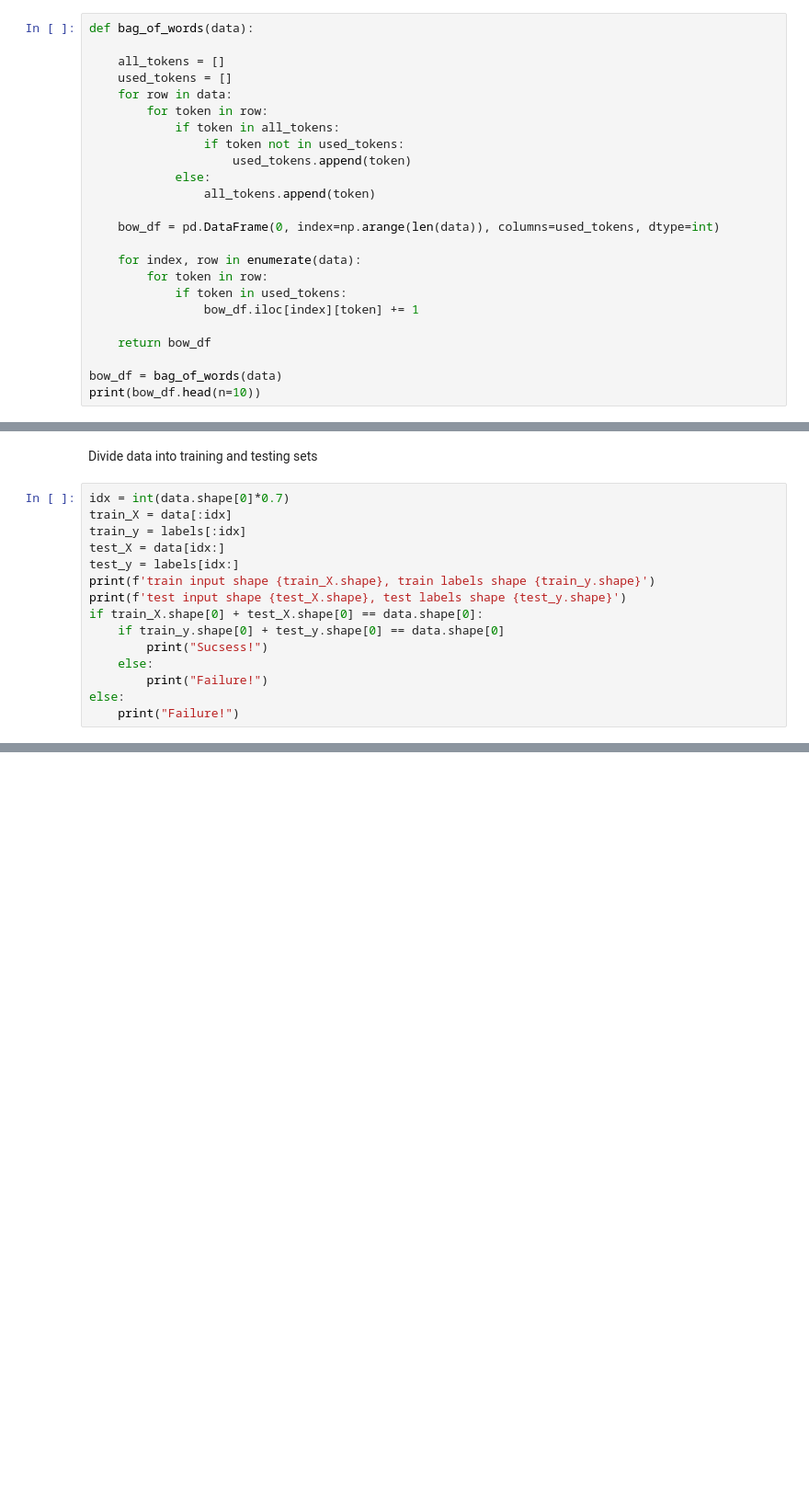
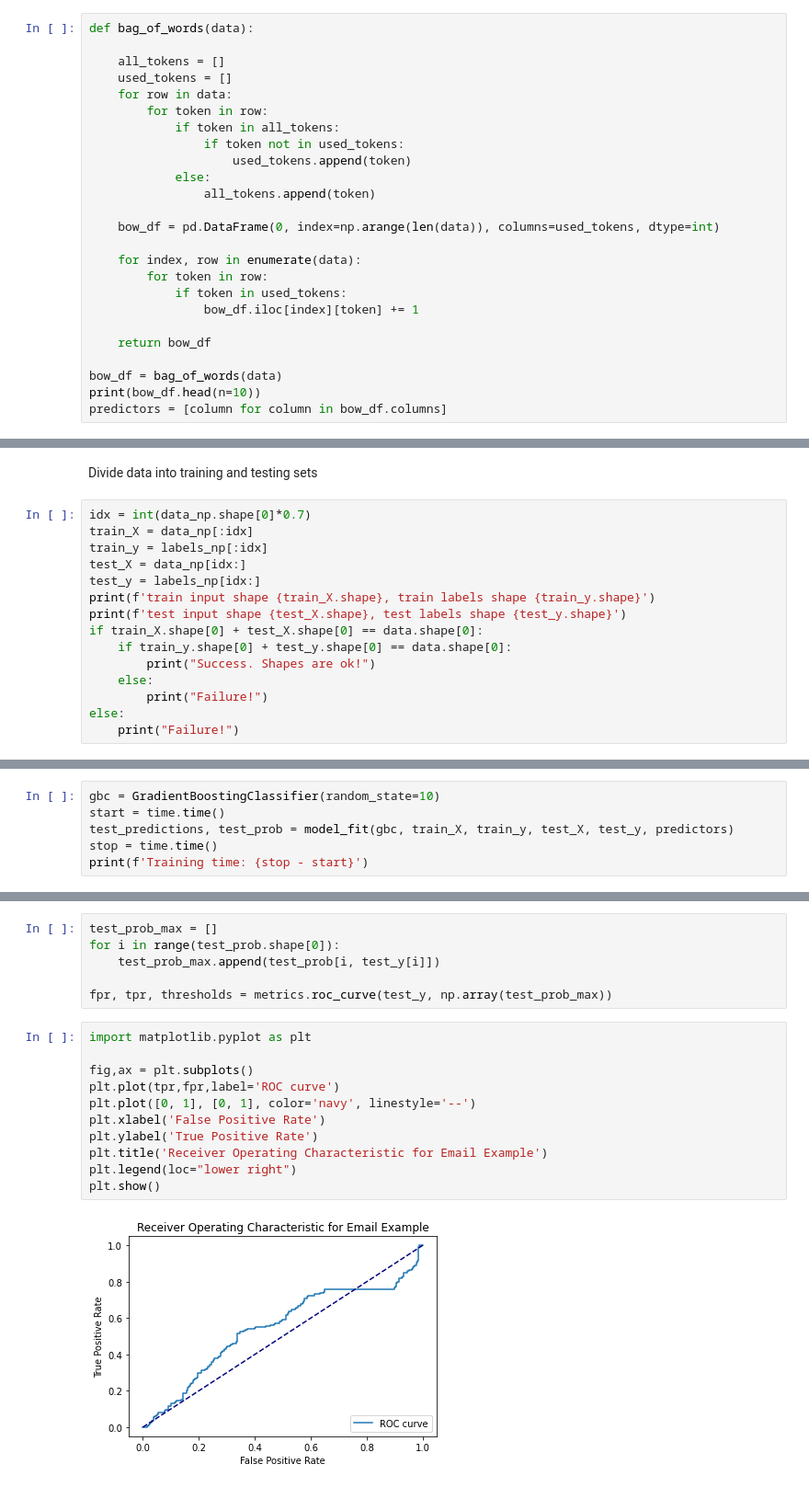
Before and after one commit to baosiek/EmailSpamClassification, a Jupyter notebook: Email_Spams.ipynb, the cells around one changed output, grey strips where cells are left out. Shown: that part at 92% size. Cells and saved outputs as stored; diff of their text form; blank space fills up the shorter version.

Commit message:
Baseline classifier, Gradient Boostong Machine, to be improved with transfer learning.

```diff
--- a/Email_Spams.ipynb
+++ b/Email_Spams.ipynb
@@ -263,3 +264,4 @@ def bag_of_words(data):
 
 bow_df = bag_of_words(data)
 print(bow_df.head(n=10))
+predictors = [column for column in bow_df.columns]
@@ -304,16 +289,16 @@ Sucsess!
 # %% [markdown]
 Divide data into training and testing sets
 # %%
-idx = int(data.shape[0]*0.7)
-train_X = data[:idx]
-train_y = labels[:idx]
-test_X = data[idx:]
-test_y = labels[idx:]
+idx = int(data_np.shape[0]*0.7)
+train_X = data_np[:idx]
+train_y = labels_np[:idx]
+test_X = data_np[idx:]
+test_y = labels_np[idx:]
 print(f'train input shape {train_X.shape}, train labels shape {train_y.shape}')
 print(f'test input shape {test_X.shape}, test labels shape {test_y.shape}')
 if train_X.shape[0] + test_X.shape[0] == data.shape[0]:
-    if train_y.shape[0] + test_y.shape[0] == data.shape[0]
-        print("Sucsess!")
+    if train_y.shape[0] + test_y.shape[0] == data.shape[0]:
+        print("Success. Shapes are ok!")
     else:
         print("Failure!")
 else:
@@ -322,0 +367,6 @@ SyntaxError: invalid syntax (<ipython-input-43-088bbdb5c028>, line 9)
+# %%
+gbc = GradientBoostingClassifier(random_state=10)
+start = time.time()
+test_predictions, test_prob = model_fit(gbc, train_X, train_y, test_X, test_y, predictors)
+stop = time.time()
+print(f'Training time: {stop - start}')
@@ -322,0 +383,19 @@ SyntaxError: invalid syntax (<ipython-input-43-088bbdb5c028>, line 9)
+# %%
+test_prob_max = []
+for i in range(test_prob.shape[0]):
+    test_prob_max.append(test_prob[i, test_y[i]])
+
+fpr, tpr, thresholds = metrics.roc_curve(test_y, np.array(test_prob_max))
+# %%
+import matplotlib.pyplot as plt
+
+fig,ax = plt.subplots()
+plt.plot(tpr,fpr,label='ROC curve')
+plt.plot([0, 1], [0, 1], color='navy', linestyle='--')
+plt.xlabel('False Positive Rate')
+plt.ylabel('True Positive Rate')
+plt.title('Receiver Operating Characteristic for Email Example')
+plt.legend(loc="lower right")
+plt.show()
+# %% [output]
+[figure, added]
```
Also changed, not shown: parts of 15 cells of this notebook.
